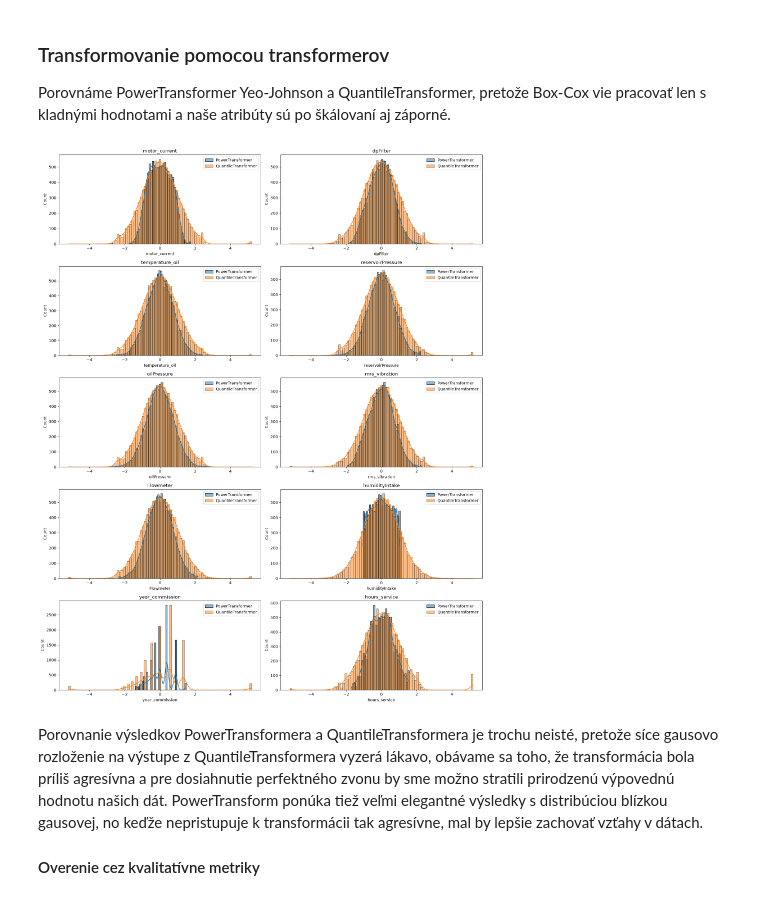
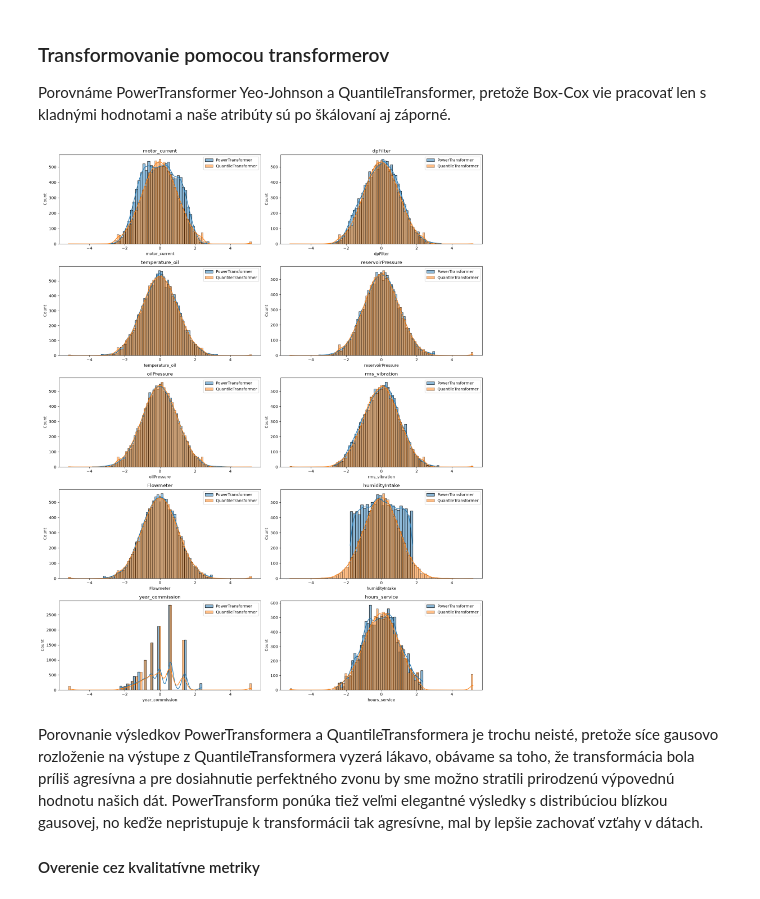
Before and after one commit to Langos428/IAU_projekt, a Jupyter notebook: faza2.ipynb, the cells around one changed output. Drawn from its saved outputs; the diff is of its cells as text; code cells hidden in the pictures.

```diff
--- a/faza2.ipynb
+++ b/faza2.ipynb
@@ -201,36 +198,33 @@ plt.show()
 
 Porovnáme PowerTransformer Yeo-Johnson a QuantileTransformer, pretože Box-Cox vie pracovať len s kladnými hodnotami a naše atribúty sú po škálovaní aj záporné.
 # %%
-power = sklearn.preprocessing.PowerTransformer(method='yeo-johnson', standardize=False)
-power_transformed = pd.DataFrame(
-    power.fit_transform(robust_scaled),
-    columns=train_df.columns,
-    index=train_df.index
-)
+transformed_cols = [col for col in train_df.columns if col not in ["id_unit", "failure", "dutyClass", "version_firmware_1", "version_firmware_2", "version_firmware_3"]]
 
-power = sklearn.preprocessing.QuantileTransformer(n_quantiles=100, output_distribution="normal", random_state=0)
-quantile_transformed = pd.DataFrame(
-    power.fit_transform(robust_scaled),
-    columns=train_df.columns,
-    index=train_df.index
-)
+
+power = sklearn.preprocessing.PowerTransformer(method='yeo-johnson', standardize=True)
+power_transformed = robust_scaled.copy()
+power_transformed[transformed_cols] = power.fit_transform(robust_scaled[transformed_cols])
+
+
+quantile = sklearn.preprocessing.QuantileTransformer(n_quantiles=100, output_distribution="normal", random_state=0)
+quantile_transformed = robust_scaled.copy()
+quantile_transformed[transformed_cols] = quantile.fit_transform(robust_scaled[transformed_cols])
 
 
 fig, axs = plt.subplots(5, 2, figsize=(16, 20))
 axs = axs.ravel()
 
-attributes = [col for col in standard_scaled.columns if col not in ["id_unit", "failure", "dutyClass", "version_firmware_1", "version_firmware_2", "version_firmware_3"]]
-for ax, column in zip(axs, attributes):
+for ax, column in zip(axs, transformed_cols):
     sns.histplot(power_transformed[column], ax=ax, kde=True, label="PowerTransformer")
     sns.histplot(quantile_transformed[column], ax=ax, kde=True, label="QuantileTransformer")
     ax.set_title(column)
     ax.set_xlabel(column)
     ax.set_ylabel("Count")
     ax.legend()
 fig.tight_layout()
 plt.show()
 # %% [output]
-[figure, old version]
+[figure, new version]
 # %% [markdown]
 Porovnanie výsledkov PowerTransformera a QuantileTransformera je trochu neisté, pretože síce gausovo rozloženie na výstupe z QuantileTransformera vyzerá lákavo, obávame sa toho, že transformácia bola príliš agresívna a pre dosiahnutie perfektného zvonu by sme možno stratili prirodzenú výpovednú hodnotu našich dát. PowerTransform ponúka tiež veľmi elegantné výsledky s distribúciou blízkou gausovej, no keďže nepristupuje k transformácii tak agresívne, mal by lepšie zachovať vzťahy v dátach.
 
```
Also changed, not shown: parts of 7 cells of this notebook.
